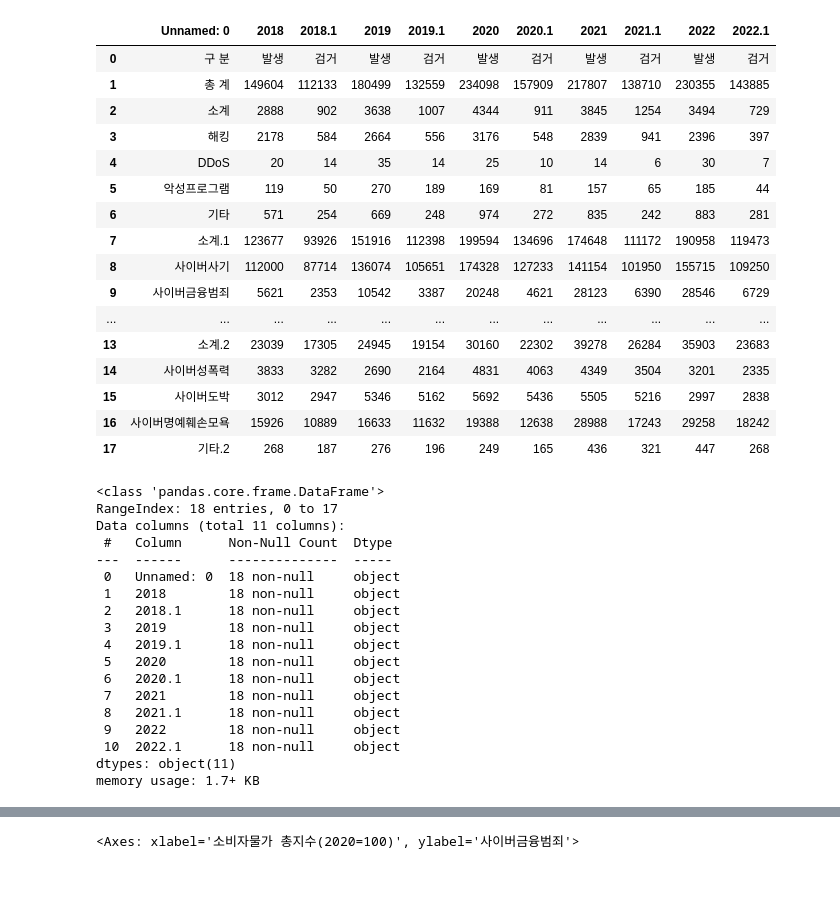
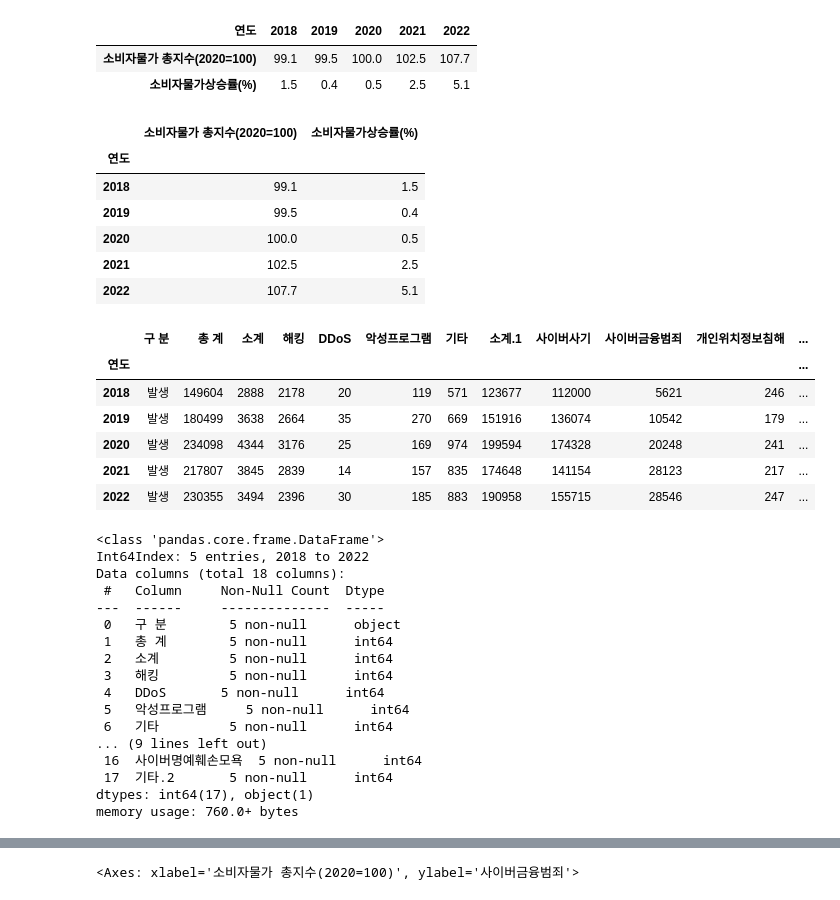
Before and after one commit to chan2-plc/data_police, a Jupyter notebook: 사이버금융범죄 상관분석.ipynb, the cells around one changed output, grey strips where cells are left out. Drawn from its saved outputs; the diff is of its cells as text; code cells hidden in the pictures.

```diff
--- a/사이버금융범죄 상관분석.ipynb
+++ b/사이버금융범죄 상관분석.ipynb
@@ -82,42 +70,51 @@ memory usage: 228.0 bytes
+# %%
+df_cpi = pd.DataFrame([first_row.values, second_row.values],index=["소비자물가 총지수(2020=100)","소비자물가상승률(%)"],columns=cpi.columns)
+df_cpi
+# %% [output]
+| 연도 | 2018 | 2019 | 2020 | 2021 | 2022 |
+| 소비자물가 총지수(2020=100) | 99.1 | 99.5 | 100.0 | 102.5 | 107.7 |
+| 소비자물가상승률(%) | 1.5 | 0.4 | 0.5 | 2.5 | 5.1 |
+# %%
+df_cpi.columns.name='연도'
+df_cpi=df_cpi.transpose()
+df_cpi
+# %% [output]
+|  | 소비자물가 총지수(2020=100) | 소비자물가상승률(%) |
+| 연도 |  |  |
+| 2018 | 99.1 | 1.5 |
+| 2019 | 99.5 | 0.4 |
+| 2020 | 100.0 | 0.5 |
+| 2021 | 102.5 | 2.5 |
+| 2022 | 107.7 | 5.1 |
 # %%
-cyber_crime = pd.read_csv('new_cyber_crime.csv',encoding='UTF-8')
+cyber_crime = pd.read_csv("CyberCrime.csv",index_col=['연도'], thousands = ',',encoding='UTF-8')
+cyber_crime = cyber_crime.iloc[::2]
 cyber_crime
 # %% [output]
-|  | Unnamed: 0 | 2018 | 2018.1 | 2019 | 2019.1 | 2020 | 2020.1 | 2021 | 2021.1 | 2022 | 2022.1 |
-| 0 | 구 분 | 발생 | 검거 | 발생 | 검거 | 발생 | 검거 | 발생 | 검거 | 발생 | 검거 |
-| 1 | 총 계 | 149604 | 112133 | 180499 | 132559 | 234098 | 157909 | 217807 | 138710 | 230355 | 143885 |
-| 2 | 소계 | 2888 | 902 | 3638 | 1007 | 4344 | 911 | 3845 | 1254 | 3494 | 729 |
-| 3 | 해킹 | 2178 | 584 | 2664 | 556 | 3176 | 548 | 2839 | 941 | 2396 | 397 |
-| 4 | DDoS | 20 | 14 | 35 | 14 | 25 | 10 | 14 | 6 | 30 | 7 |
-| 5 | 악성프로그램 | 119 | 50 | 270 | 189 | 169 | 81 | 157 | 65 | 185 | 44 |
-| 6 | 기타 | 571 | 254 | 669 | 248 | 974 | 272 | 835 | 242 | 883 | 281 |
-| 7 | 소계.1 | 123677 | 93926 | 151916 | 112398 | 199594 | 134696 | 174648 | 111172 | 190958 | 119473 |
-| 8 | 사이버사기 | 112000 | 87714 | 136074 | 105651 | 174328 | 127233 | 141154 | 101950 | 155715 | 109250 |
-| 9 | 사이버금융범죄 | 5621 | 2353 | 10542 | 3387 | 20248 | 4621 | 28123 | 6390 | 28546 | 6729 |
-| ... | ... | ... | ... | ... | ... | ... | ... | ... | ... | ... | ... |
-| 13 | 소계.2 | 23039 | 17305 | 24945 | 19154 | 30160 | 22302 | 39278 | 26284 | 35903 | 23683 |
-| 14 | 사이버성폭력 | 3833 | 3282 | 2690 | 2164 | 4831 | 4063 | 4349 | 3504 | 3201 | 2335 |
-| 15 | 사이버도박 | 3012 | 2947 | 5346 | 5162 | 5692 | 5436 | 5505 | 5216 | 2997 | 2838 |
-| 16 | 사이버명예훼손모욕 | 15926 | 10889 | 16633 | 11632 | 19388 | 12638 | 28988 | 17243 | 29258 | 18242 |
-| 17 | 기타.2 | 268 | 187 | 276 | 196 | 249 | 165 | 436 | 321 | 447 | 268 |
+|  | 구 분 | 총 계 | 소계 | 해킹 | DDoS | 악성프로그램 | 기타 | 소계.1 | 사이버사기 | 사이버금융범죄 | 개인위치정보침해 | ... |
+| 연도 |  |  |  |  |  |  |  |  |  |  |  | ... |
+| 2018 | 발생 | 149604 | 2888 | 2178 | 20 | 119 | 571 | 123677 | 112000 | 5621 | 246 | ... |
+| 2019 | 발생 | 180499 | 3638 | 2664 | 35 | 270 | 669 | 151916 | 136074 | 10542 | 179 | ... |
+| 2020 | 발생 | 234098 | 4344 | 3176 | 25 | 169 | 974 | 199594 | 174328 | 20248 | 241 | ... |
+| 2021 | 발생 | 217807 | 3845 | 2839 | 14 | 157 | 835 | 174648 | 141154 | 28123 | 217 | ... |
+| 2022 | 발생 | 230355 | 3494 | 2396 | 30 | 185 | 883 | 190958 | 155715 | 28546 | 247 | ... |
 # %%
 cyber_crime.info()
 # %% [output]
 <class 'pandas.core.frame.DataFrame'>
-RangeIndex: 18 entries, 0 to 17
-Data columns (total 11 columns):
- #   Column      Non-Null Count  Dtype
----  ------      --------------  -----
- 0   Unnamed: 0  18 non-null     object
- 1   2018        18 non-null     object
- 2   2018.1      18 non-null     object
- 3   2019        18 non-null     object
- 4   2019.1      18 non-null     object
- 5   2020        18 non-null     object
- 6   2020.1      18 non-null     object
- 7   2021        18 non-null     object
- 8   2021.1      18 non-null     object
- 9   2022        18 non-null     object
- 10  2022.1      18 non-null     object
-dtypes: object(11)
-memory usage: 1.7+ KB
+Int64Index: 5 entries, 2018 to 2022
+Data columns (total 18 columns):
+ #   Column     Non-Null Count  Dtype
+---  ------     --------------  -----
+ 0   구 분        5 non-null      object
+ 1   총 계        5 non-null      int64
+ 2   소계         5 non-null      int64
+ 3   해킹         5 non-null      int64
+ 4   DDoS       5 non-null      int64
+ 5   악성프로그램     5 non-null      int64
+ 6   기타         5 non-null      int64
+... (9 lines left out)
+ 16  사이버명예훼손모욕  5 non-null      int64
+ 17  기타.2       5 non-null      int64
+dtypes: int64(17), object(1)
+memory usage: 760.0+ bytes
```
Also changed, not shown: parts of 29 cells of this notebook.
